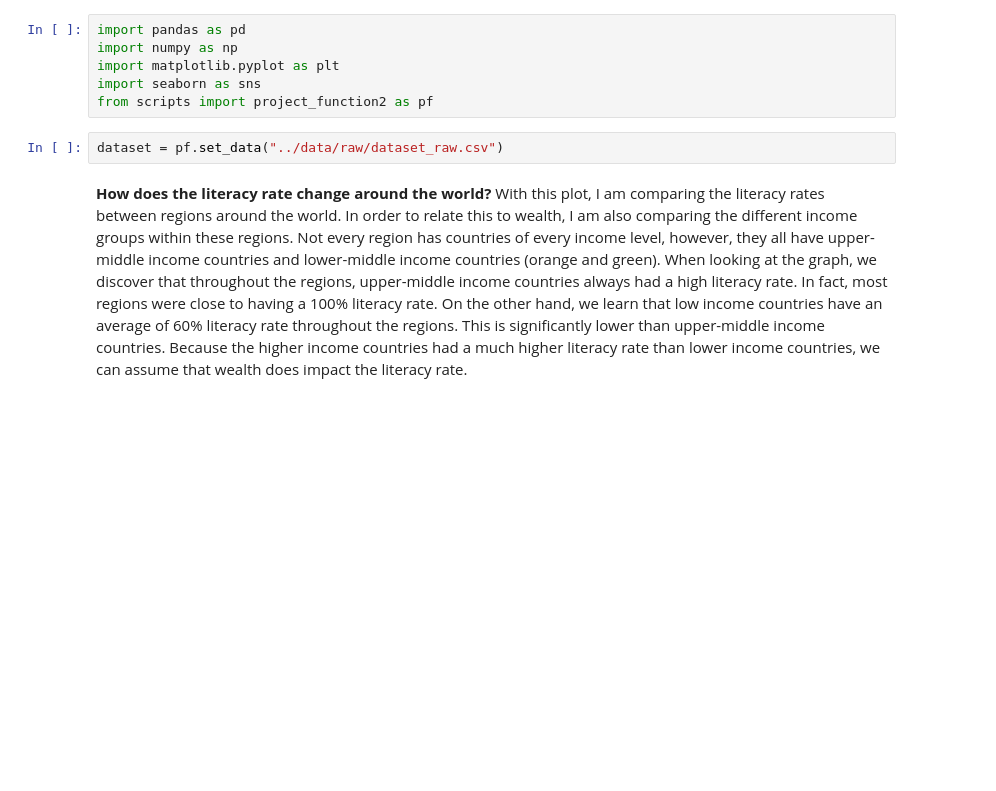
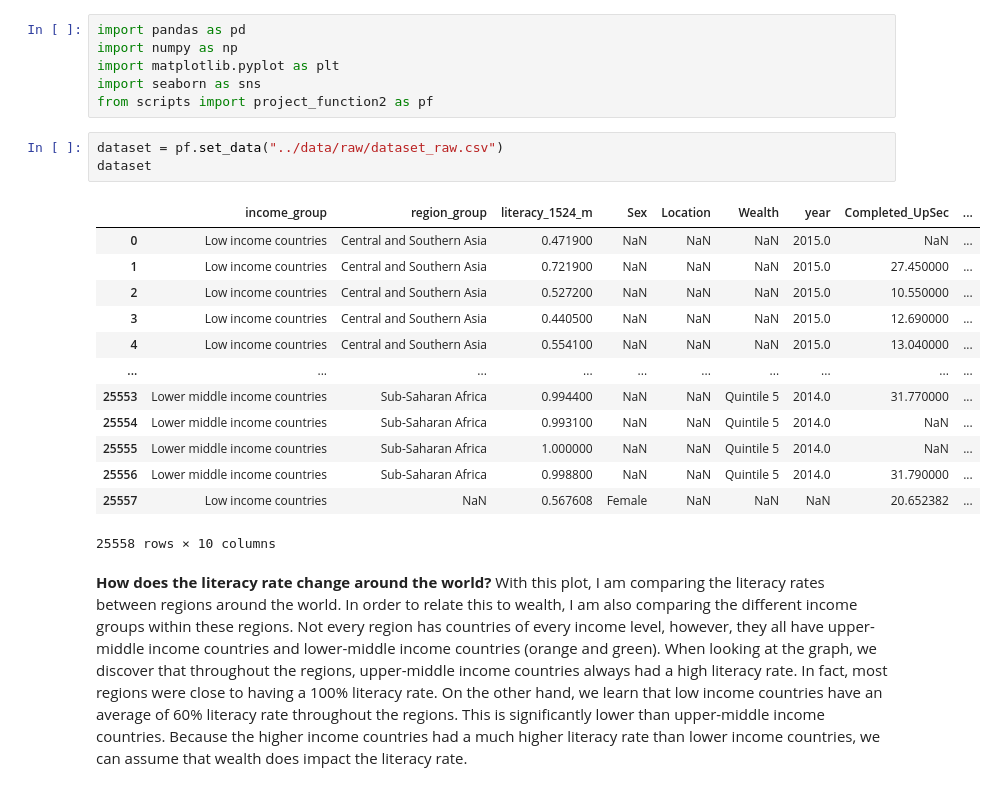
Before and after one commit to ubco-W2022T2-data301/project-group-group18, a Jupyter notebook: analysis/analysis2.ipynb, the cells around one changed output. Saved outputs shown, nothing was run; the diff lists cells and outputs as text; blank space fills up the shorter version.

```diff
--- a/analysis/analysis2.ipynb
+++ b/analysis/analysis2.ipynb
@@ -15,6 +15,21 @@ import seaborn as sns
 from scripts import project_function2 as pf
 # %%
 dataset = pf.set_data("../data/raw/dataset_raw.csv")
+dataset
+# %% [output]
+|  | income_group | region_group | literacy_1524_m | Sex | Location | Wealth | year | Completed_UpSec | ... |
+| 0 | Low income countries | Central and Southern Asia | 0.471900 | NaN | NaN | NaN | 2015.0 | NaN | ... |
+| 1 | Low income countries | Central and Southern Asia | 0.721900 | NaN | NaN | NaN | 2015.0 | 27.450000 | ... |
+| 2 | Low income countries | Central and Southern Asia | 0.527200 | NaN | NaN | NaN | 2015.0 | 10.550000 | ... |
+| 3 | Low income countries | Central and Southern Asia | 0.440500 | NaN | NaN | NaN | 2015.0 | 12.690000 | ... |
+| 4 | Low income countries | Central and Southern Asia | 0.554100 | NaN | NaN | NaN | 2015.0 | 13.040000 | ... |
+| ... | ... | ... | ... | ... | ... | ... | ... | ... | ... |
+| 25553 | Lower middle income countries | Sub-Saharan Africa | 0.994400 | NaN | NaN | Quintile 5 | 2014.0 | 31.770000 | ... |
+| 25554 | Lower middle income countries | Sub-Saharan Africa | 0.993100 | NaN | NaN | Quintile 5 | 2014.0 | NaN | ... |
+| 25555 | Lower middle income countries | Sub-Saharan Africa | 1.000000 | NaN | NaN | Quintile 5 | 2014.0 | NaN | ... |
+| 25556 | Lower middle income countries | Sub-Saharan Africa | 0.998800 | NaN | NaN | Quintile 5 | 2014.0 | 31.790000 | ... |
+| 25557 | Low income countries | NaN | 0.567608 | Female | NaN | NaN | NaN | 20.652382 | ... |
+25558 rows × 10 columns
 # %% [markdown]
 **How does the literacy rate change around the world?**
 With this plot, I am comparing the literacy rates between regions around the world. In order to relate this to wealth, I am also comparing the different income groups within these regions. Not every region has countries of every income level, however, they all have upper-middle income countries and lower-middle income countries (orange and green). When looking at the graph, we discover that throughout the regions, upper-middle income countries always had a high literacy rate. In fact, most regions were close to having a 100% literacy rate. On the other hand, we learn that low income countries have an average of 60% literacy rate throughout the regions. This is significantly lower than upper-middle income countries. Because the higher income countries had a much higher literacy rate than lower income countries, we can assume that wealth does impact the literacy rate.
```
Also changed, not shown: parts of 4 cells of this notebook, 2 other files.
